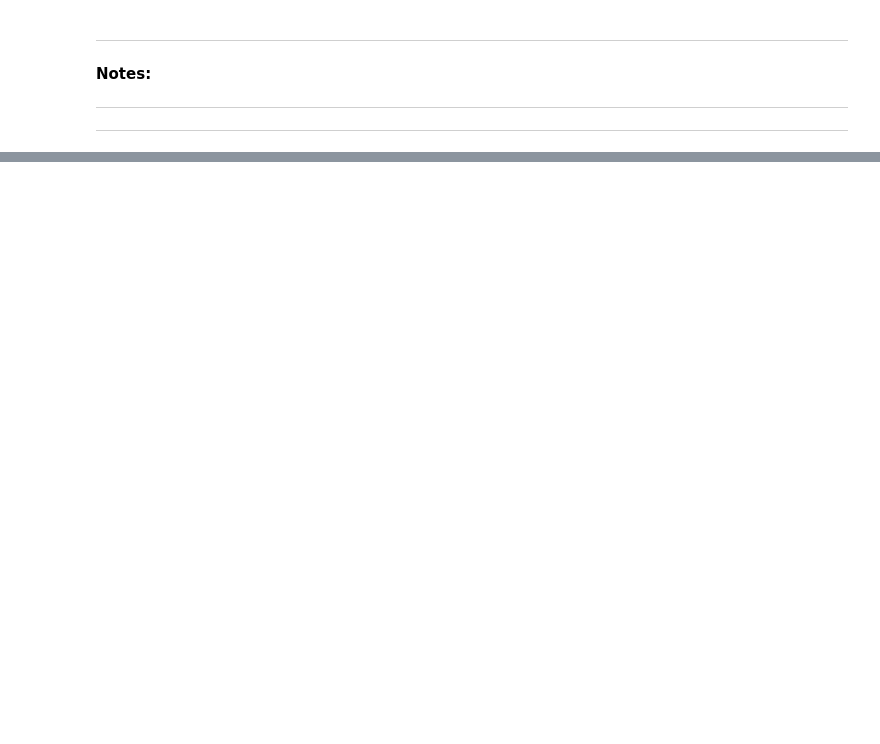
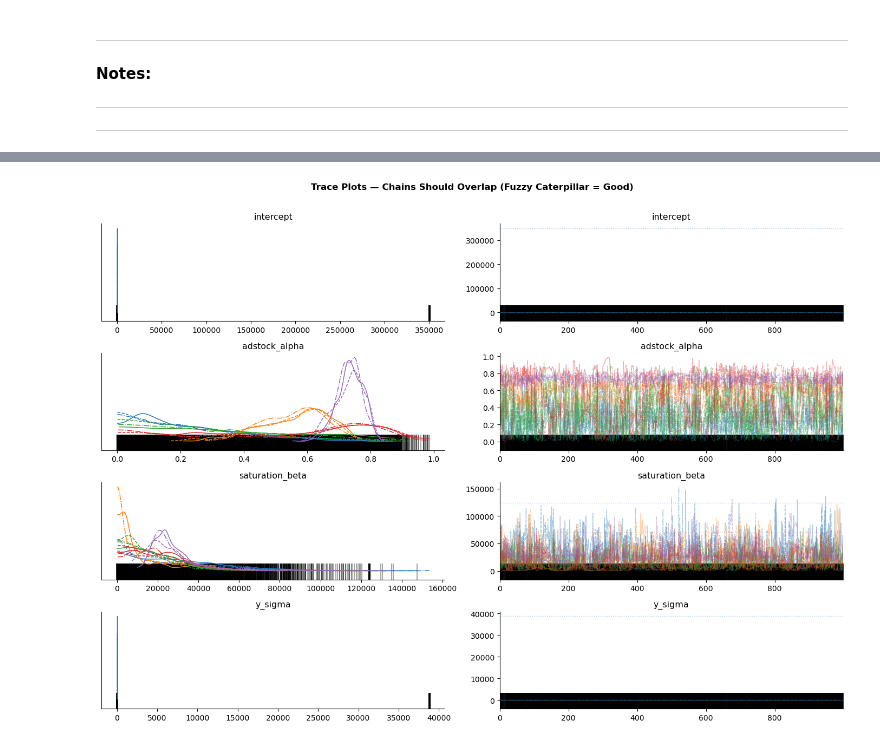
Before and after one commit to jwalluww/MarketingScience, a Jupyter notebook: mmm-bayesian/notebooks/marketing_mix_model_bayesian.ipynb, the cells around one changed output, grey strips where cells are left out. Saved outputs shown, nothing was run; the diff lists cells and outputs as text; code cells hidden in the pictures; blank space fills up the shorter version.

```diff
--- a/mmm-bayesian/notebooks/marketing_mix_model_bayesian.ipynb
+++ b/mmm-bayesian/notebooks/marketing_mix_model_bayesian.ipynb
@@ -999,0 +1274,16 @@ KeyError: 'var names: "[\'beta_channel\'] are not present" in dataset'
+# %%
+# ── Cell 6: Trace Plots (Visual Convergence Check) ───────────────────────────
+# Four chains should overlap like fuzzy caterpillars — distinct bands = problem.
+az.plot_trace(
+    idata,
+    var_names=["intercept", "adstock_alpha", "saturation_beta", "y_sigma"],
+    compact=True,
+    figsize=(14, 10),
+)
+plt.suptitle("Trace Plots — Chains Should Overlap (Fuzzy Caterpillar = Good)",
+             fontsize=12, fontweight="bold", y=1.01)
+plt.tight_layout()
+plt.savefig("12_trace_plots.png", dpi=150, bbox_inches="tight")
+plt.show()
+# %% [output]
+[figure, added]
```
Also changed, not shown: parts of 12 cells of this notebook, 3 other files.
